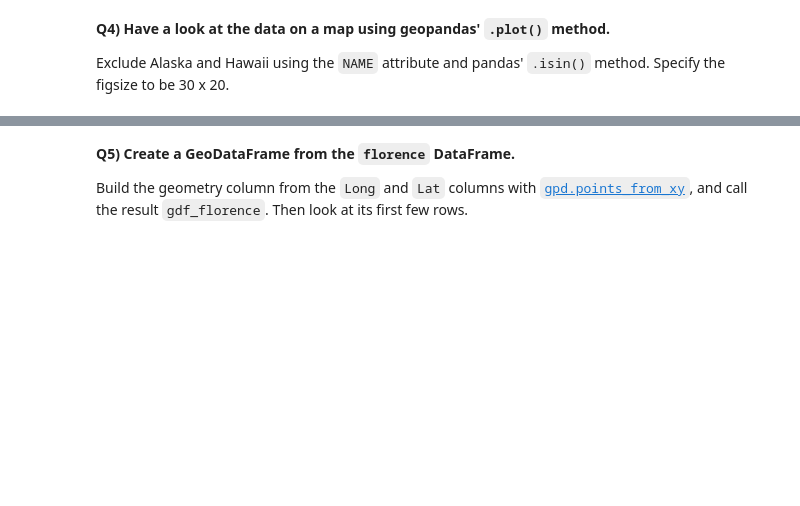
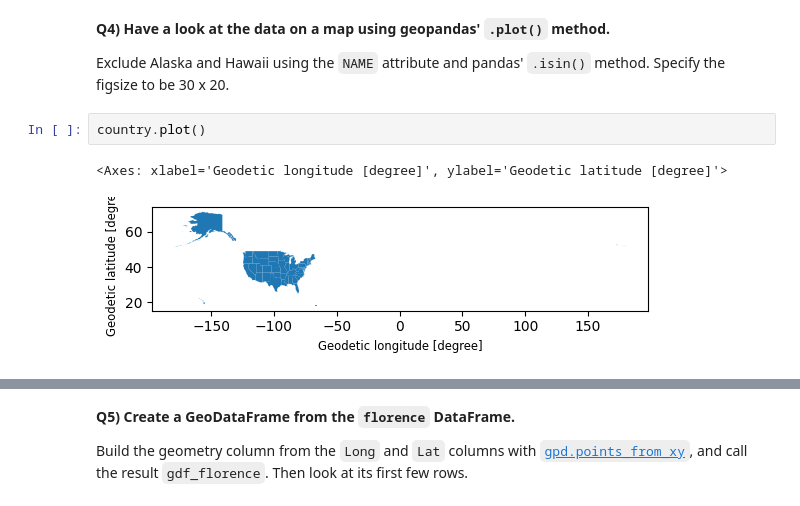
Before and after one commit to liviooneil/2026_Intro_Python, a Jupyter notebook: live/part-I/1.6-geospatial-vector-data-environmental-exercises.ipynb, the cells around one changed output, grey strips where cells are left out. Cells and saved outputs as stored; diff of their text form; blank space fills up the shorter version.

```diff
--- a/live/part-I/1.6-geospatial-vector-data-environmental-exercises.ipynb
+++ b/live/part-I/1.6-geospatial-vector-data-environmental-exercises.ipynb
@@ -107,5 +110,10 @@ country.head(10)
 
 Exclude Alaska and Hawaii using the `NAME` attribute and pandas' `.isin()` method. Specify the
 figsize to be 30 x 20.
+# %%
+country.plot()
+# %% [output]
+<Axes: xlabel='Geodetic longitude [degree]', ylabel='Geodetic latitude [degree]'>
+[figure, added]
 # %%
 # Plot the US states (Alaska and Hawaii excluded)
```
Also changed, not shown: parts of 7 cells of this notebook.
